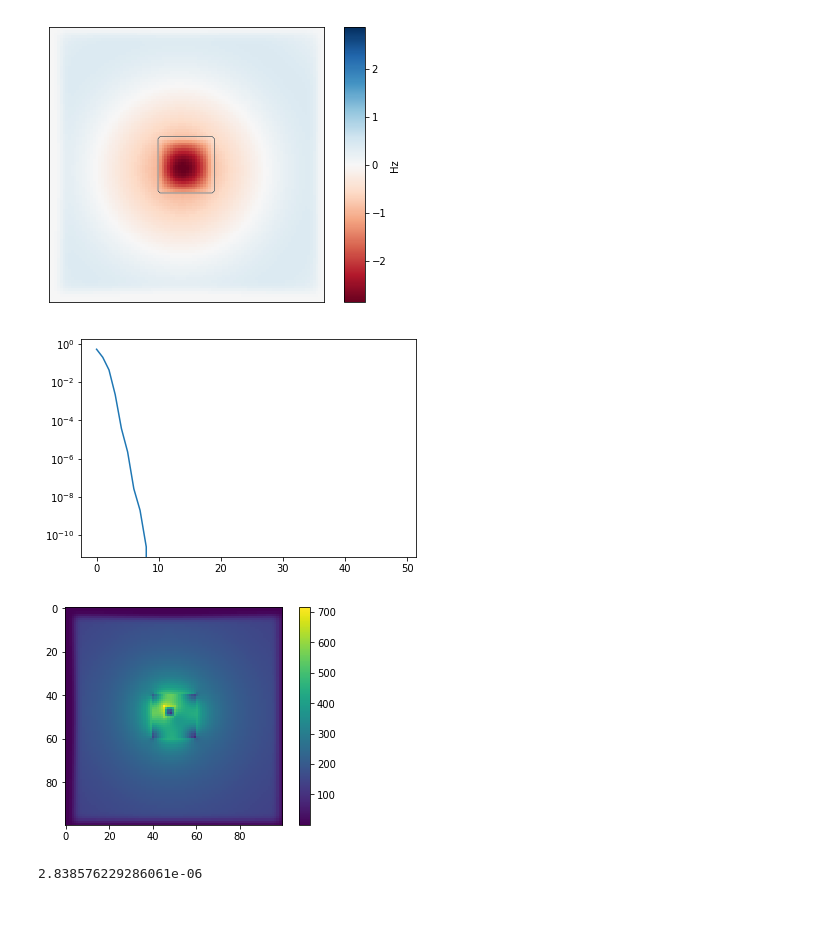
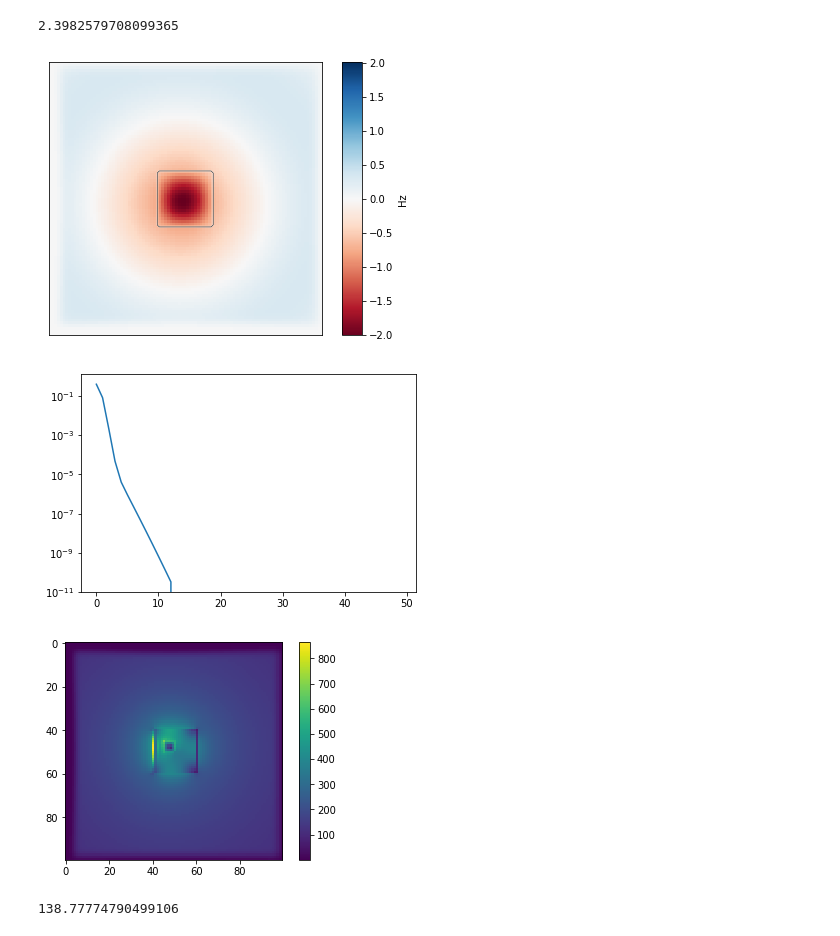
Before and after one commit to fancompute/angler, a Jupyter notebook: Notebooks/Nonlinear_solvers_check.ipynb, the cells around one changed output. Saved outputs shown, nothing was run; the diff lists cells and outputs as text; code cells hidden in the pictures.

```diff
--- a/Notebooks/Nonlinear_solvers_check.ipynb
+++ b/Notebooks/Nonlinear_solvers_check.ipynb
@@ -23,6 +27,7 @@ simulation = Fdfd(omega,eps_r,dl,NPML,pol)
 # set source and solve for electromagnetic fields
 b = np.zeros((simulation.Nx,simulation.Ny))
 b[40:60,30] = 100
-(Hx,Hy,Ez) = simulation.solve_fields(b)
+simulation.src = b
+(Hx,Hy,Ez) = simulation.solve_fields()
 # %%
 # plot
@@ -89,12 +100,13 @@ simulation = Fdfd(omega,eps_r,dl,NPML,pol)
 b = np.zeros((simulation.Nx,simulation.Ny))
 # Taking source power such that the E-field intensity is comparable to the Ez-case above
 # Also putting it in the material because otherwise the E-field is pretty small
-b[45:50, 45:50] = 7500
-(Ex_l,Ey_l,Hz_l) = simulation.solve_fields(b)
+b[45:50, 45:50] = 7000
+simulation.src = b
+(Ex_l,Ey_l,Hz_l) = simulation.solve_fields()
 # plot results
 simulation.plt_re()
 plt.show()
-plt.imshow(np.sqrt(np.square(np.abs(Ex_l)) + np.square(np.abs(Ey_l))))
+plt.imshow(np.sqrt(np.square(np.abs(Ex_l)) + np.square(np.abs(Ey_l))).T)
 plt.colorbar()
 plt.show()
 # %% [output]
@@ -104,9 +116,12 @@ plt.show()
 # Do a born solve for the nonlinear fields
 # solve the nonlinear fields.
 simulation_nl = Fdfd(omega, eps_r, dl, NPML, pol)
-(Ex_nl_B, Ey_nl_B, Hz_nl_B, convergence) = simulation_nl.solve_fields_nl(b, kerr_nonlinearity, nl_region,
-                                          dnl_de=kerr_nl_de, timing=False, averaging=False,
+simulation_nl.src = b
+start = time.time()
+(Ex_nl_B, Ey_nl_B, Hz_nl_B, convergence) = simulation_nl.solve_fields_nl(kerr_nonlinearity, nl_region,
+                                          dnl_de=kerr_nl_de, timing=False, averaging=True,
                                           Estart=None, solver_nl='born', max_num_iter=50)
+print(time.time()-start)
 
 # plot results
 simulation_nl.plt_re()
@@ -114,7 +129,7 @@ plt.show()
 plt.plot(convergence)
 plt.yscale('log')
 plt.show()
-plt.imshow(np.sqrt(np.square(np.abs(Ex_nl_B)) + np.square(np.abs(Ey_nl_B))))
+plt.imshow(np.sqrt(np.square(np.abs(Ex_nl_B)) + np.square(np.abs(Ey_nl_B))).T)
 plt.colorbar()
 plt.show()
 # %% [output]
@@ -125,25 +141,28 @@ the simulation did not converge, reached 4.75709303819315e-09
 # %%
 # Do a newton solve for the nonlinear fields
 # solve the nonlinear fields.
 simulation_nl = Fdfd(omega, eps_r, dl, NPML, pol)
-(Ex_nl_N, Ey_nl_N, Hz_nl_N, convergence) = simulation_nl.solve_fields_nl(b, kerr_nonlinearity, nl_region,
-                                          dnl_de=kerr_nl_de, timing=False, averaging=False,
+simulation_nl.src = b
+start = time.time()
+(Ex_nl_N, Ey_nl_N, Hz_nl_N, convergence) = simulation_nl.solve_fields_nl(kerr_nonlinearity, nl_region,
+                                          dnl_de=kerr_nl_de, timing=False, averaging=True,
                                           Estart=None, solver_nl='newton', max_num_iter=50)
-
+print(time.time()-start)
 # plot results
 simulation_nl.plt_re()
 plt.show()
 plt.plot(convergence)
 plt.yscale('log')
 plt.show()
-plt.imshow(np.sqrt(np.square(np.abs(Ex_nl_B)) + np.square(np.abs(Ey_nl_B))))
+plt.imshow(np.sqrt(np.square(np.abs(Ex_nl_B)) + np.square(np.abs(Ey_nl_B))).T)
 plt.colorbar()
 plt.show()
 # %% [output]
+2.3982579708099365
-[figure, old version]
+[figure, new version]
-[figure, old version]
+[figure, new version]
-[figure, old version]
+[figure, new version]
 # %%
 print(np.max(np.abs(Ey_nl_B - Ey_nl_N)))
 # %% [output]
-2.838576229286061e-06
+138.77774790499106
```
Also changed, not shown: parts of 7 cells of this notebook.
